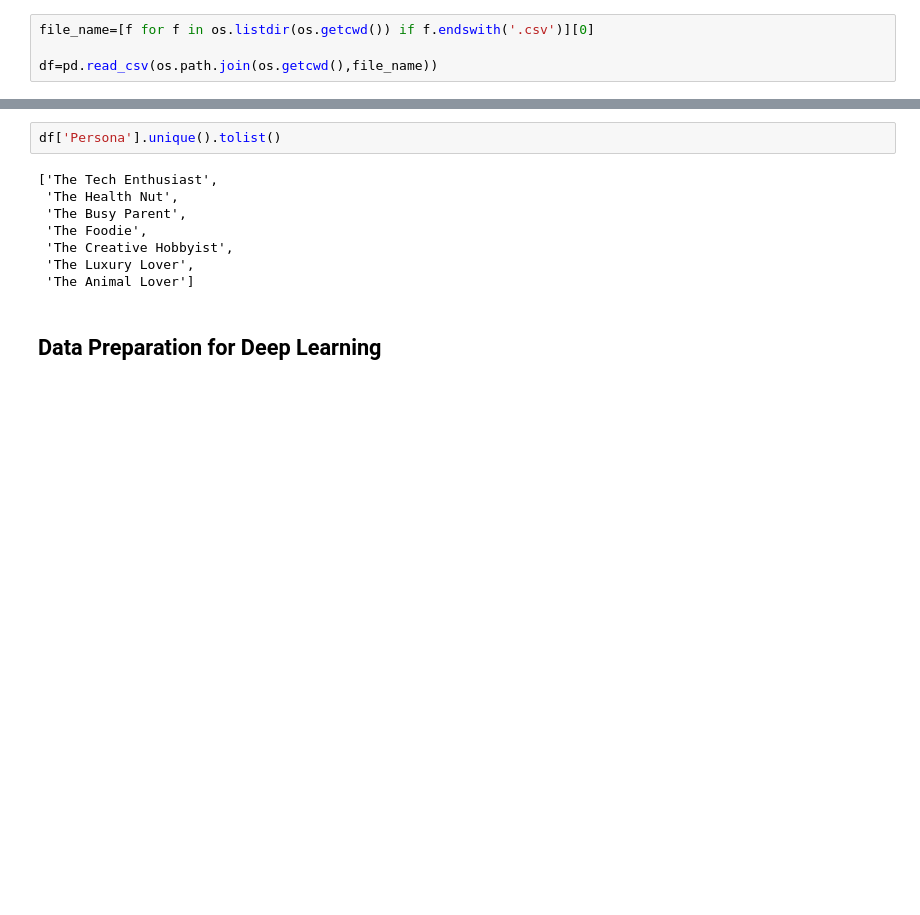
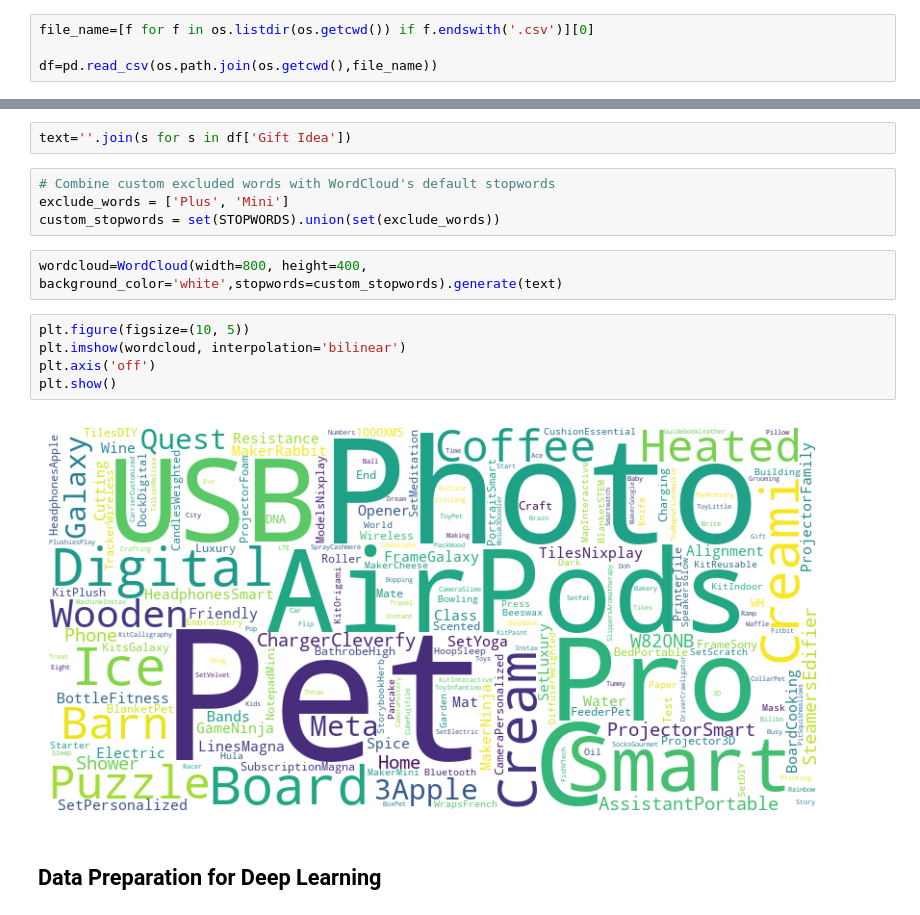
Before and after one commit to Teake1404/Medium_article_projects, a Jupyter notebook: xmas_gift_ideas_recommender_system/xmas_gift_ideas.ipynb, the cells around one changed output, grey strips where cells are left out. Cells and saved outputs as stored; diff of their text form; blank space fills up the shorter version.

```diff
--- a/xmas_gift_ideas_recommender_system/xmas_gift_ideas.ipynb
+++ b/xmas_gift_ideas_recommender_system/xmas_gift_ideas.ipynb
@@ -21,13 +24,18 @@ df.head()
 # %%
-df['Persona'].unique().tolist()
+text=''.join(s for s in df['Gift Idea'])
-# %% [output]
-['The Tech Enthusiast',
- 'The Health Nut',
- 'The Busy Parent',
- 'The Foodie',
- 'The Creative Hobbyist',
- 'The Luxury Lover',
- 'The Animal Lover']
+# %%
+# Combine custom excluded words with WordCloud's default stopwords
+exclude_words = ['Plus', 'Mini']
+custom_stopwords = set(STOPWORDS).union(set(exclude_words))
+# %%
+wordcloud=WordCloud(width=800, height=400, background_color='white',stopwords=custom_stopwords).generate(text)
+# %%
+plt.figure(figsize=(10, 5))
+plt.imshow(wordcloud, interpolation='bilinear')
+plt.axis('off')
+plt.show()
+# %% [output]
+[figure, added]
 # %% [markdown]
 ## Data Preparation for Deep Learning
 # %%
```
Also changed, not shown: parts of 3 cells of this notebook, 11 other files.
